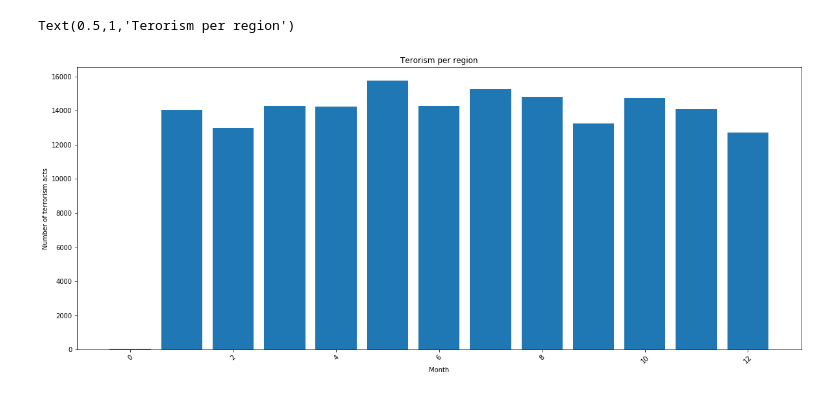
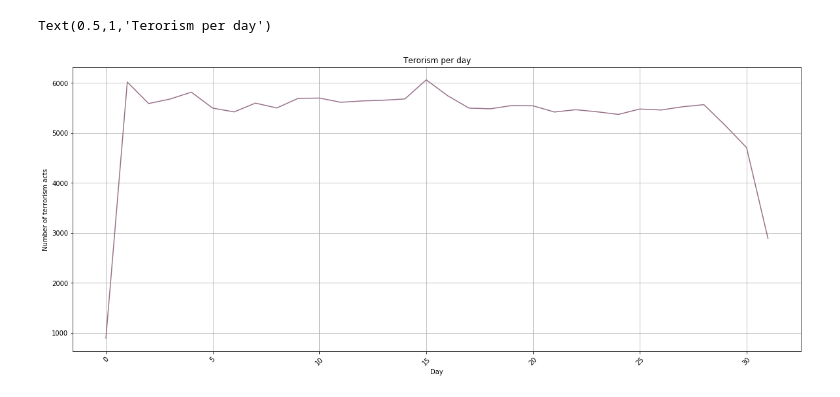
Before and after one commit to michalina2602/BigDataLab, a Jupyter notebook: GTD.ipynb, the cells around one changed output. Saved outputs shown, nothing was run; the diff lists cells and outputs as text; code cells hidden in the pictures.

```diff
--- a/GTD.ipynb
+++ b/GTD.ipynb
@@ -143,13 +138,13 @@ multi_graph('Failures',failure_list, 1970, 2011, 0, 30)
 # %%
-
-count_month = df.groupby(['imonth']).count()
+count_iday = df.groupby(['iday']).count()
 
 plt.figure(figsize = (20,8))
-plt.bar(count_month.index, count_month.eventid)
+plt.plot(count_iday.index, count_iday.eventid, color='#987189')
+plt.grid(True)
 plt.ylabel('Number of terrorism acts')
-plt.xlabel('Month')
+plt.xlabel('Day')
 plt.xticks(rotation =45)
-plt.title('Terorism per region')
+plt.title('Terorism per day')
 # %% [output]
-Text(0.5,1,'Terorism per region')
+Text(0.5,1,'Terorism per day')
-[figure, old version]
+[figure, new version]
```
Also changed, not shown: parts of 7 cells of this notebook.
